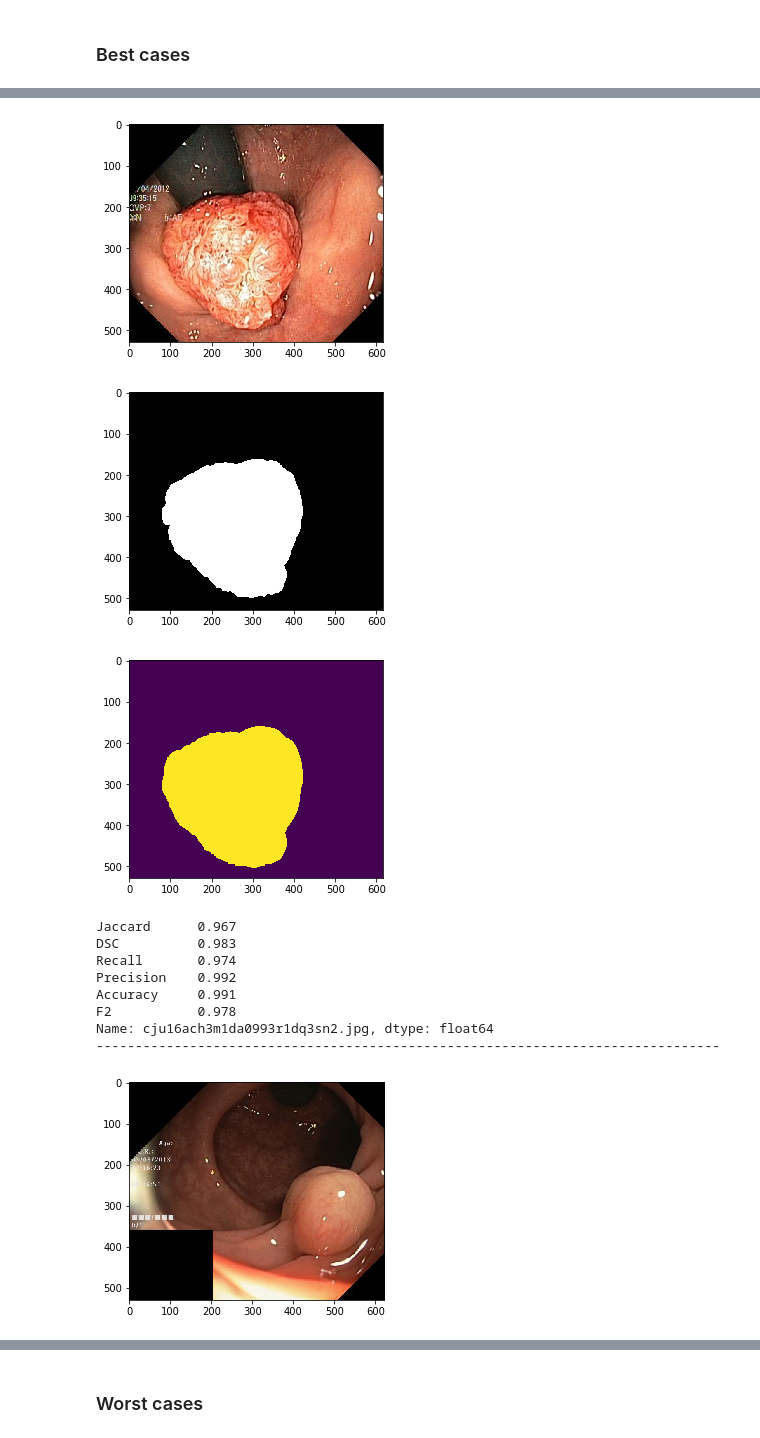
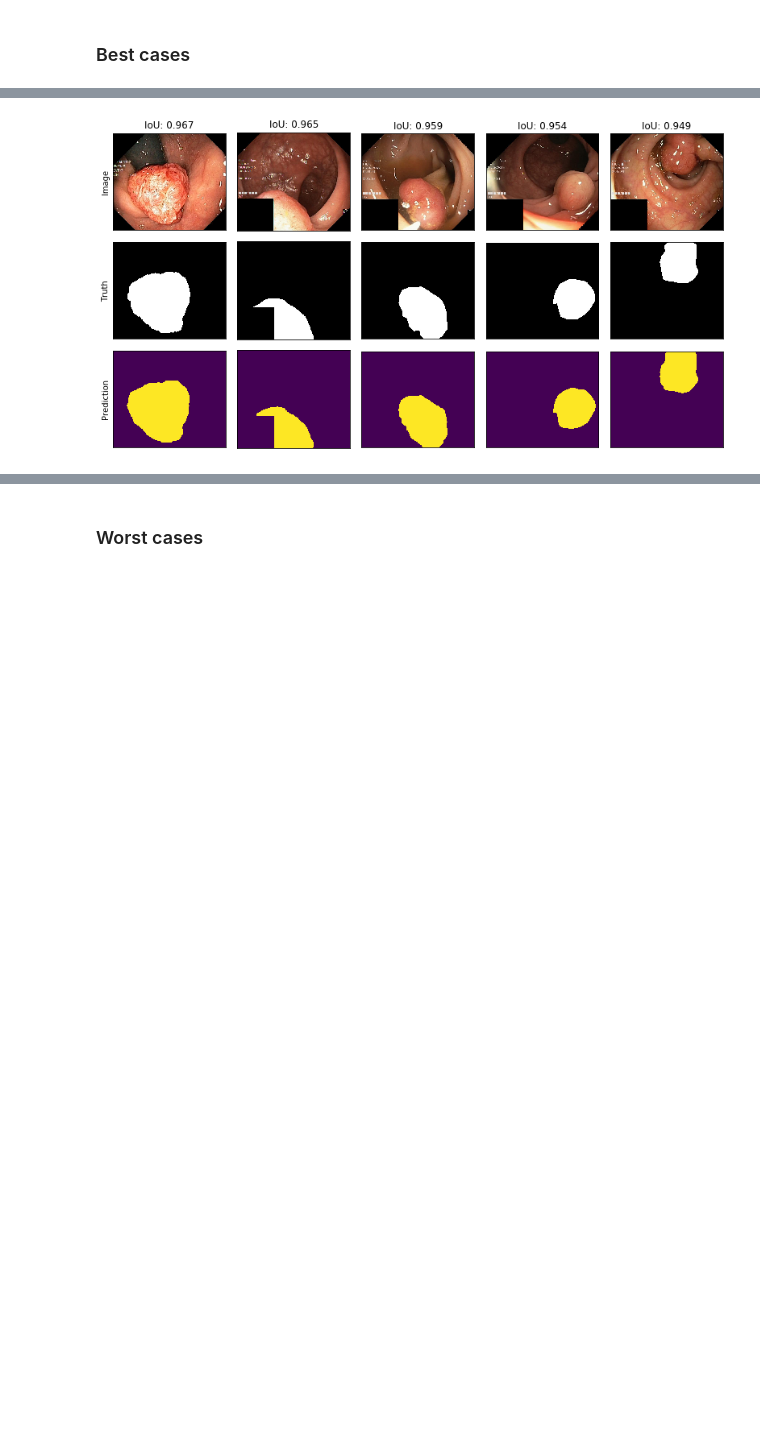
Before and after one commit to GeorgeBatch/kvasir-seg, a Jupyter notebook: notebooks/validation_results.ipynb, the cells around one changed output, grey strips where cells are left out. Drawn from its saved outputs; the diff is of its cells as text; code cells hidden in the pictures; blank space fills up the shorter version.

Commit message:
add visualization

```diff
--- a/notebooks/validation_results.ipynb
+++ b/notebooks/validation_results.ipynb
@@ -80,8 +80,8 @@ ckpt_UNet_IoULoss_attention.pth    README.md
 # model_name = 'UNet_IoULoss_baseline'
 # model_name = 'UNet_BCELoss_baseline'
 # model_name = 'UNet_IoUBCELoss_baseline'
-# model_name = 'UNet_IoULoss_augmented'
-model_name = 'UNet_IoULoss_attention'
+model_name = 'UNet_IoULoss_augmented'
+# model_name = 'UNet_IoULoss_attention'
 
 
 # instansiate the model
@@ -125,7 +125,7 @@ ious = []
 metrics = {}
 
 model.eval() # enter inference/evaluation mode
-for name in ids_val:
+for name in notebook.tqdm(ids_val):
     metrics[name] = {} # to record metrics for this particular image
     path_img = os.path.join(path_images, name)
     path_mask = os.path.join(path_masks, name)
@@ -243,31 +243,39 @@ list(metrics_df.head().index)
 # %%
-for name in metrics_df.head().index:
+#plt.figure(figsize=(15, 5))
+plt.subplots(3, 5, sharex=True, sharey=True, figsize=(11, 6))
 
+for i, name in enumerate(metrics_df.head().index):
+
+    plt.subplot(3,5,i+1)
+    plt.title(f"IoU: {metrics_df.loc[name]['Jaccard'].round(3)}")
     img = imageio.imread(f'../data/train-val/images/{name}')
     plt.imshow(img)
-    plt.show()
+    plt.xticks([])
+    plt.yticks([])
+    if i == 0:
+        plt.ylabel('Image')
 
+    plt.subplot(3,5,i+6)
     mask = imageio.imread(f'../data/train-val/masks/{name}')
     plt.imshow(mask)
-    plt.show()
+    plt.xticks([])
+    plt.yticks([])
+    if i == 0:
+        plt.ylabel('Truth')
 
+    plt.subplot(3,5,i+11)
     pred = imageio.imread(f'../predictions_val/{name}')
     plt.imshow(pred)
-    plt.show()
+    plt.xticks([])
+    plt.yticks([])
+    if i == 0:
+        plt.ylabel('Prediction')
 
-    print(metrics_df.loc[name].round(3))
+    #print(metrics_df.loc[name].round(3))
+    #print(80 * '-')
 
-    print(80 * '-')
+
+plt.tight_layout()
+plt.show()
 # %% [output]
-[figure, old version]
+[figure, new version]
-[figure, removed]
-[figure, removed]
-Jaccard      0.967
-DSC          0.983
-Recall       0.974
-Precision    0.992
-Accuracy     0.991
-F2           0.978
-Name: cju16ach3m1da0993r1dq3sn2.jpg, dtype: float64
---------------------------------------------------------------------------------
-[figure, removed]
```
Also changed, not shown: parts of 8 cells of this notebook.
